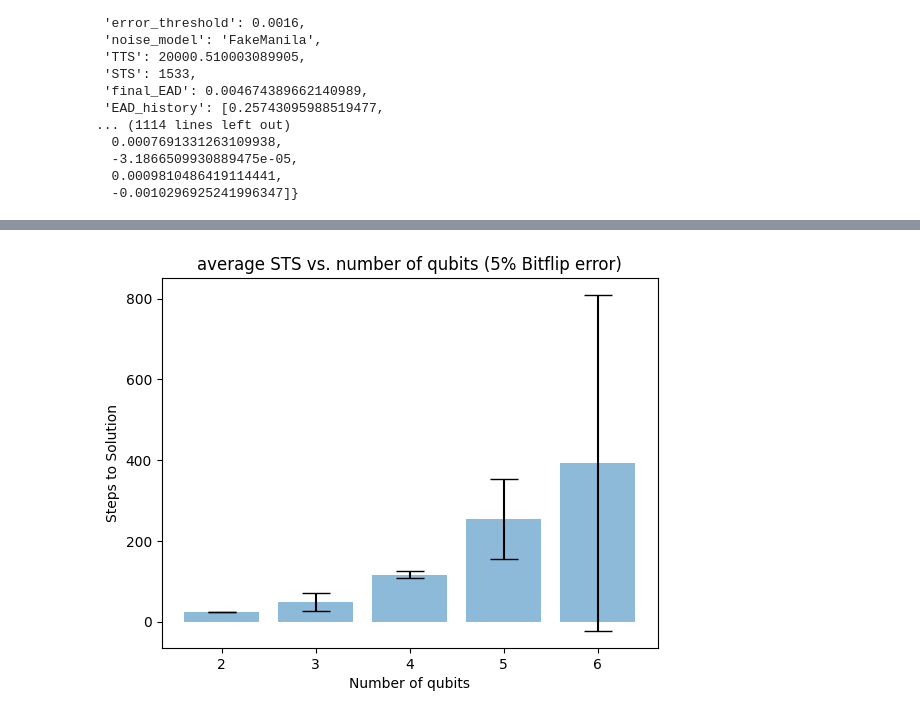
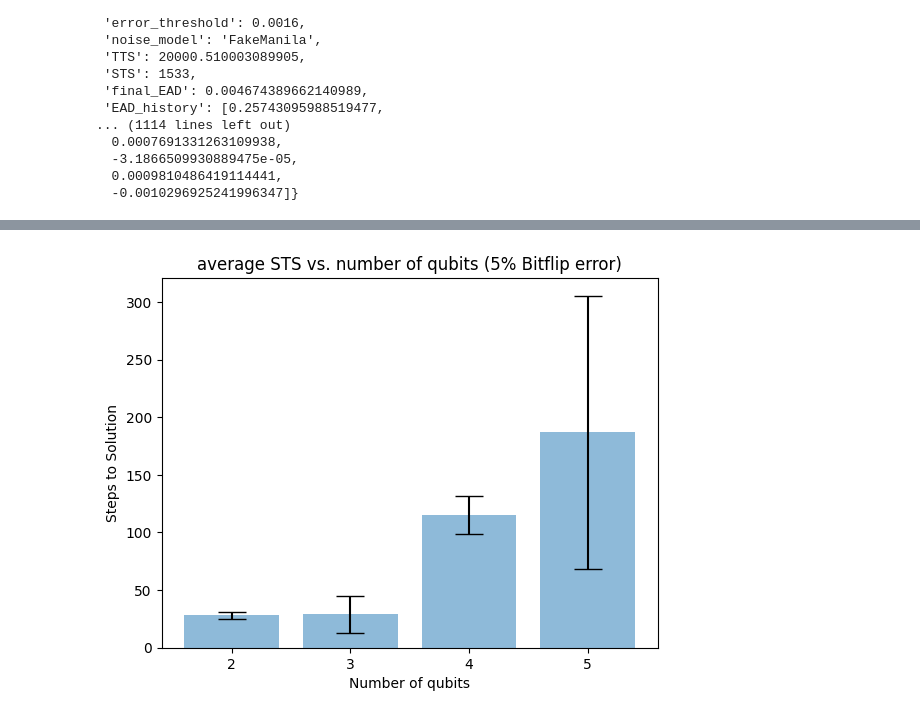
Before and after one commit to quantumethicsproject/Algorithm-Research, a Jupyter notebook: Student-Hub/Indy-Ng/data_analysis.ipynb, the cells around one changed output, grey strips where cells are left out. Cells and saved outputs as stored; diff of their text form; code cells hidden in the pictures.

```diff
--- a/Student-Hub/Indy-Ng/data_analysis.ipynb
+++ b/Student-Hub/Indy-Ng/data_analysis.ipynb
@@ -84,15 +83,18 @@ for n_qubits in d.keys():
 # %%
 # Plotting
 fig, ax = plt.subplots()
 
 # Bar for mean
-ax.bar([2,3,4,5,6], means, yerr=stds, align='center', alpha=0.5, ecolor='black', capsize=10, label='Mean ± SEM')
+ax.bar([2,3,4,5], means[:-1], yerr=stds[:-1], align='center', alpha=0.5, ecolor='black', capsize=10, label='Mean ± SEM')
 
+ax.set_xticks([2,3,4,5])
 # Adding labels and title
 ax.set_xlabel('Number of qubits')
 ax.set_ylabel('Steps to Solution')
+# ax.set_title('average STS vs. number of qubits (Noiseless)')
 ax.set_title('average STS vs. number of qubits (5% Bitflip error)')
 
-plt.savefig('images/noiseless_STS.png')
+# plt.savefig('images/noiseless_STS.png')
+plt.savefig('images/Bitflip_STS.png')
 # %% [output]
-[figure, old version]
+[figure, new version]
```
Also changed, not shown: parts of 7 cells of this notebook, 13 other files.
